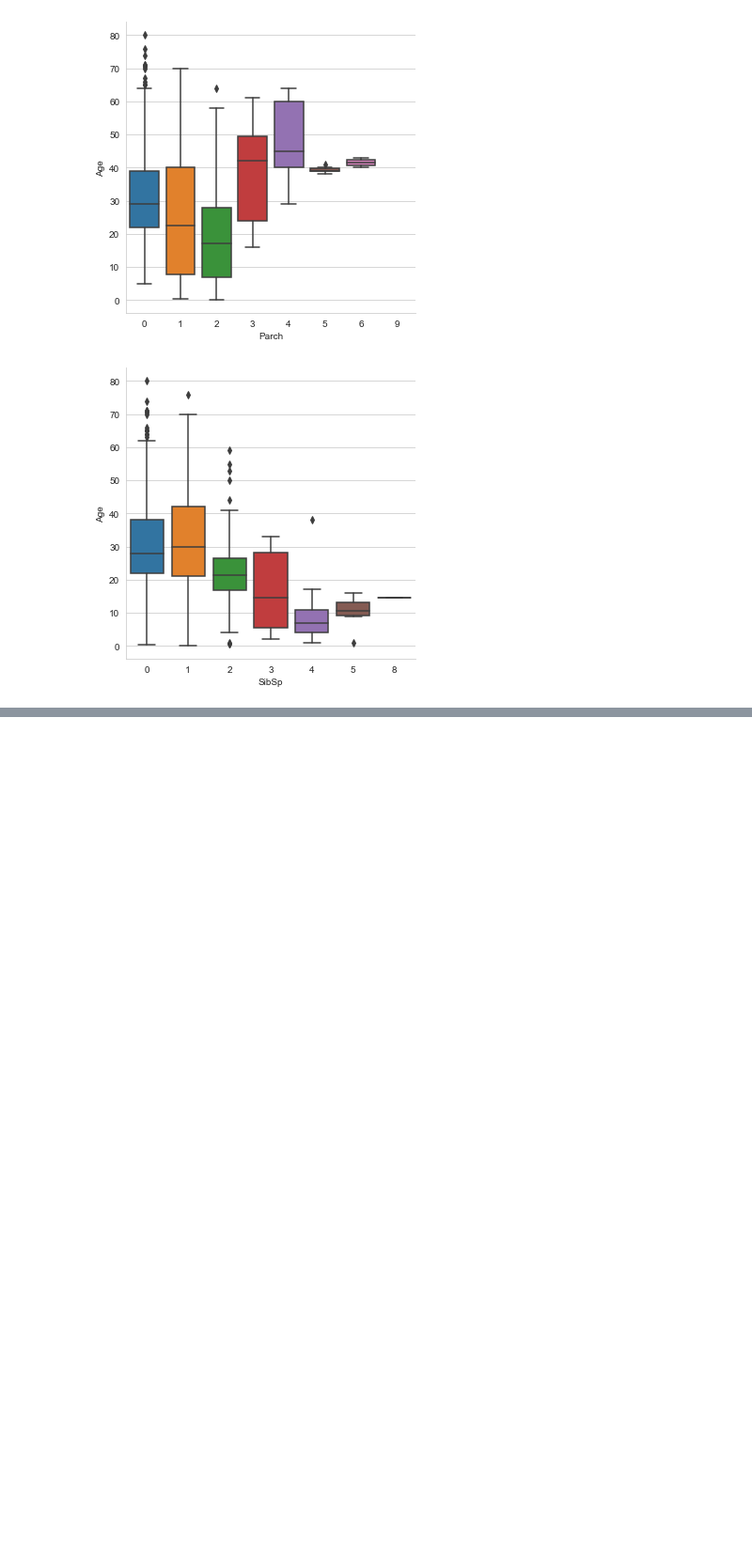
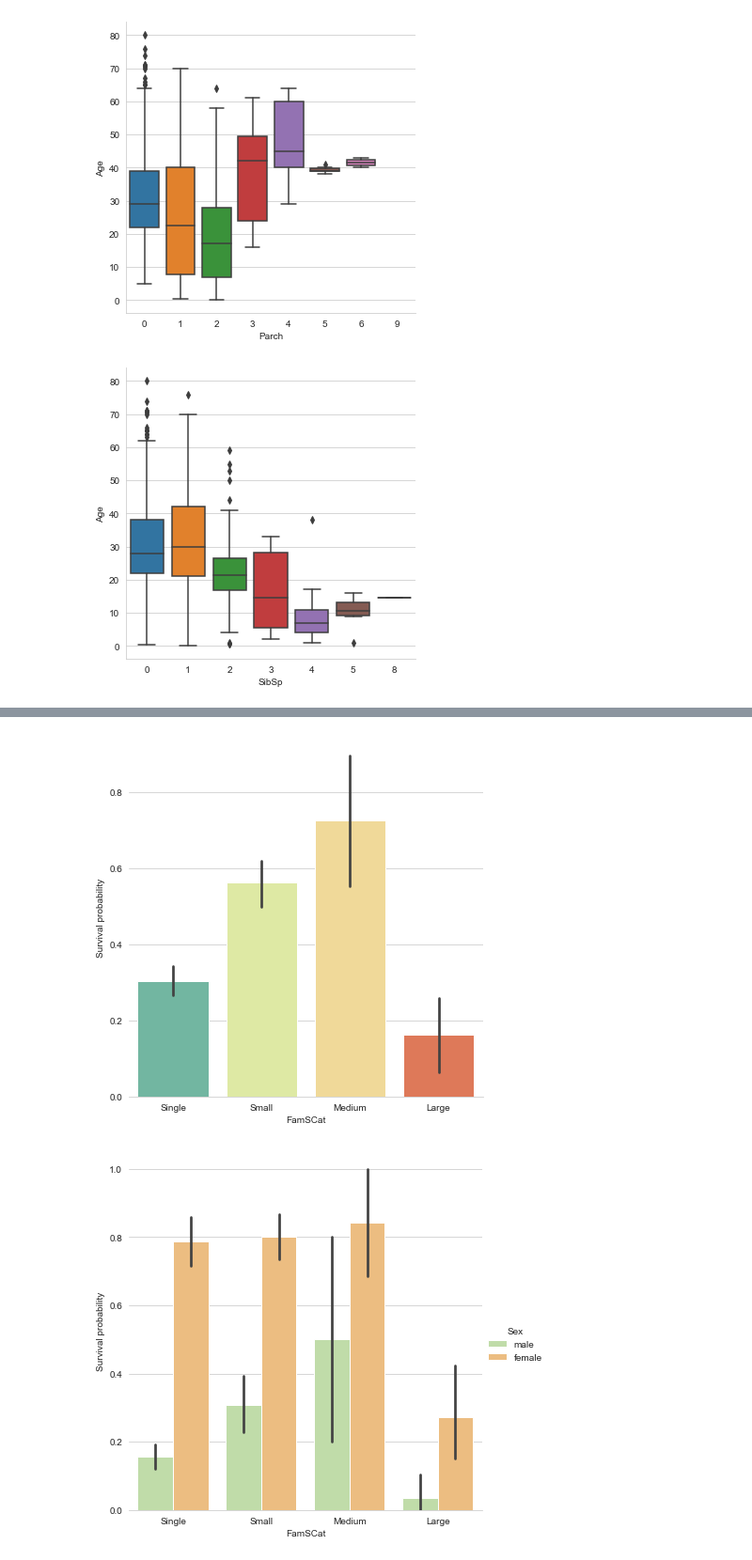
Before and after one commit to mmaku/Kaggle_titanic, a Jupyter notebook: 11 Titanic.ipynb, the cells around one changed output, grey strips where cells are left out. Shown at 94% size. Saved outputs shown, nothing was run; the diff lists cells and outputs as text; code cells hidden in the pictures; blank space fills up the shorter version.

```diff
--- a/11 Titanic.ipynb
+++ b/11 Titanic.ipynb
@@ -363,0 +397,27 @@ g = sns.catplot(y="Age", x="SibSp", data=dataset, kind="box")
+# %%
+# Create new feature of family size
+def family_size(peers):
+    size = "Large"
+    if peers == 1:
+        size = "Single"
+    elif peers <= 3:
+        size = "Small"
+    elif peers == 4:
+        size = "Medium"
+    return size
+
+dataset['FamSCat'] = dataset['FamS'].map(family_size)
+train['FamSCat'] = train['FamS'].map(family_size)
+# %%
+# FamSCat vs Survived
+p = sns.catplot(x="FamSCat", y="Survived", data=train, height=6, kind="bar", palette="Spectral_r", order=["Single", "Small", "Medium", "Large"])
+p.despine(left=True)
+p = p.set_ylabels("Survival probability")
+
+# FamSCat vs Survived vs Sex
+p = sns.catplot(x="FamSCat", y="Survived", hue="Sex", data=train, height=6, kind="bar", palette="Spectral_r", order=["Single", "Small", "Medium", "Large"])
+p.despine(left=True)
+p = p.set_ylabels("Survival probability")
+# %% [output]
+[figure, added]
+[figure, added]
```
Also changed, not shown: parts of 19 cells of this notebook.
